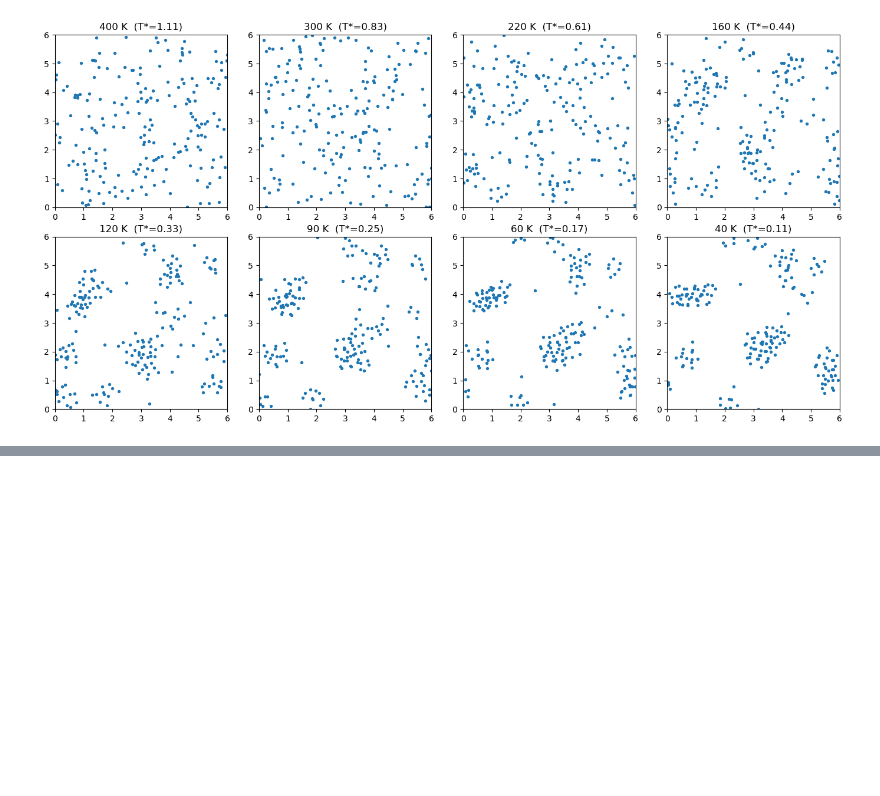
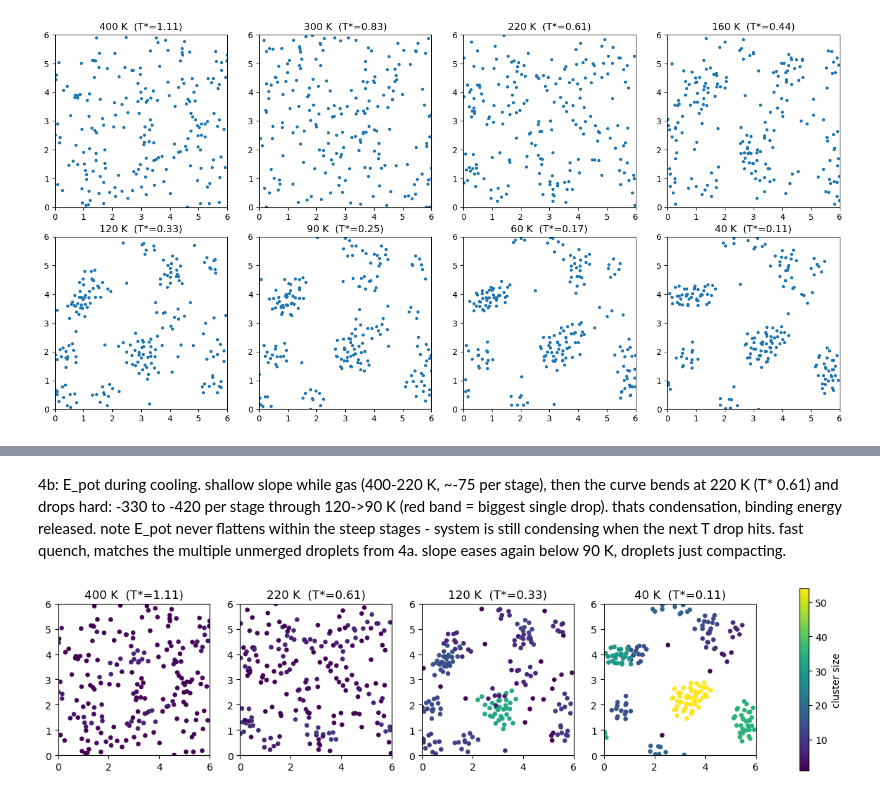
Before and after one commit to maggiehill2204-dotcom/md-project-13-group-02, a Jupyter notebook: condensation.ipynb, the cells around one changed output, grey strips where cells are left out. Saved outputs shown, nothing was run; the diff lists cells and outputs as text; code cells hidden in the pictures; blank space fills up the shorter version.

```diff
--- a/condensation.ipynb
+++ b/condensation.ipynb
@@ -190,0 +320,36 @@ plt.show()
+# %% [markdown]
+4b: E_pot during cooling. shallow slope while gas (400-220 K, ~-75 per stage),
+then the curve bends at 220 K (T* 0.61) and drops hard: -330 to -420 per stage
+through 120->90 K (red band = biggest single drop). thats condensation, binding
+energy released. note E_pot never flattens within the steep stages - system is
+still condensing when the next T drop hits. fast quench, matches the multiple
+unmerged droplets from 4a. slope eases again below 90 K, droplets just compacting.
+# %%
+pick = [0, 2, 4, 7]
+
+# global max cluster size across the picked snapshots, so all panels share one scale
+all_sizes = []
+size_maps = []
+for k in pick:
+    clusters = find_clusters(snapshots[k], box_length, cutoff)
+    size_of = np.zeros(len(snapshots[k]))
+    for c in clusters:
+        for i in c:
+            size_of[i] = len(c)
+    size_maps.append(size_of)
+    all_sizes.append(size_of.max())
+vmax = max(all_sizes)
+
+fig, axes = plt.subplots(1, 4, figsize=(16, 4.2))
+for ax, k, size_of in zip(axes, pick, size_maps):
+    pos = snapshots[k]
+    sc = ax.scatter(pos[:, 0], pos[:, 1], c=size_of, cmap="viridis", s=14,
+                    vmin=1, vmax=vmax)
+    ax.set_title(f"{schedule[k]} K  (T*={schedule[k]/360:.2f})")
+    ax.set_xlim(0, box_length); ax.set_ylim(0, box_length)
+    ax.set_aspect("equal")
+fig.colorbar(sc, ax=axes, label="cluster size", shrink=0.8)
+plt.savefig("4c_condensation_strip.png", dpi=200, bbox_inches="tight")
+plt.show()
+# %% [output]
+[figure, added]
```
Also changed, not shown: parts of 10 cells of this notebook, 1 other file.
